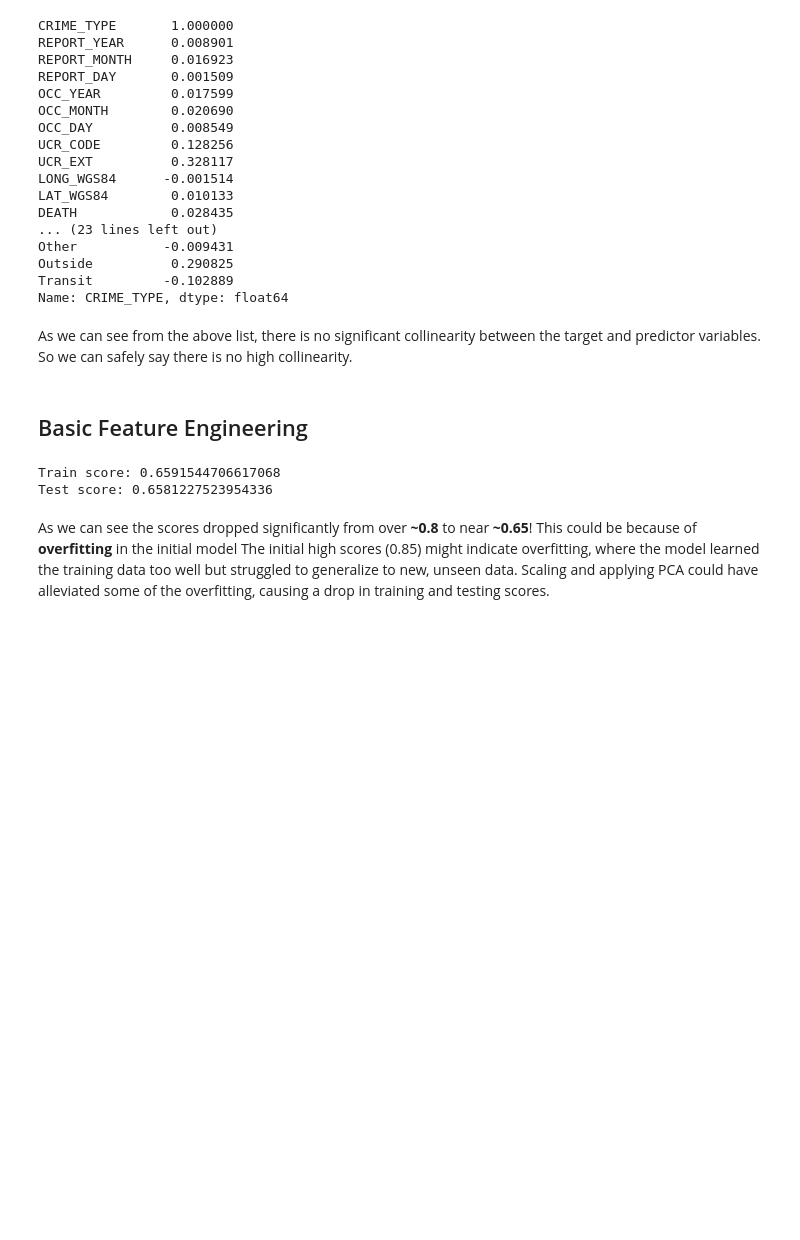
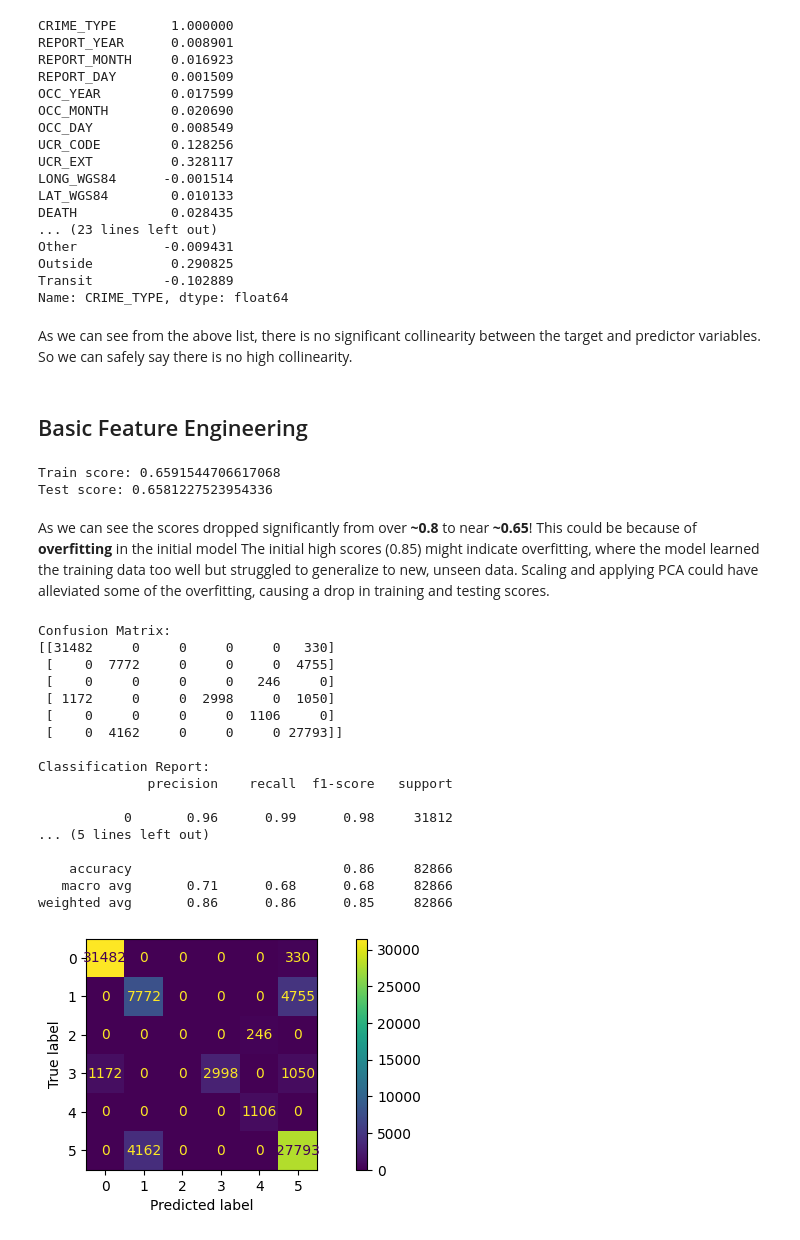
Before and after one commit to arsalan-radhu/Capstone_TorontoCrime, a Jupyter notebook: Models/BasicModel.ipynb, the cells around one changed output. Saved outputs shown, nothing was run; the diff lists cells and outputs as text; code cells hidden in the pictures; blank space fills up the shorter version.

Commit message:
Confusion Matrix

```diff
--- a/Models/BasicModel.ipynb
+++ b/Models/BasicModel.ipynb
@@ -157,3 +160,41 @@ Test score: 0.6581227523954336
 # %% [markdown]
 As we can see the scores dropped significantly from over <b>~0.8</b> to near <b>~0.65</b>! This could be because of<b> overfitting</b> in the initial model
 The initial high scores (0.85) might indicate overfitting, where the model learned the training data too well but struggled to generalize to new, unseen data. Scaling and applying PCA could have alleviated some of the overfitting, causing a drop in training and testing scores.
+# %%
+# Predict on the test set
+y_pred = logreg_model.predict(X_test)
+
+# Confusion matrix
+conf_matrix = confusion_matrix(y_test, y_pred)
+print("Confusion Matrix:")
+fig,ax = plt.subplots(figsize=(10, 3))
+
+# Model on the original data
+ConfusionMatrixDisplay.from_estimator(logreg_model, X_test, y_test, ax=ax)
+
+#plt.title('Original Confusion Matrix')
+print(conf_matrix)
+
+# Classification report
+class_report = classification_report(y_test, y_pred)
+print("\nClassification Report:")
+print(class_report)
+# %% [output]
+Confusion Matrix:
+[[31482     0     0     0     0   330]
+ [    0  7772     0     0     0  4755]
+ [    0     0     0     0   246     0]
+ [ 1172     0     0  2998     0  1050]
+ [    0     0     0     0  1106     0]
+ [    0  4162     0     0     0 27793]]
+
+Classification Report:
+              precision    recall  f1-score   support
+
+           0       0.96      0.99      0.98     31812
+... (5 lines left out)
+
+    accuracy                           0.86     82866
+   macro avg       0.71      0.68      0.68     82866
+weighted avg       0.86      0.86      0.85     82866
+[figure, added]
```
Also changed, not shown: parts of 2 cells of this notebook.
